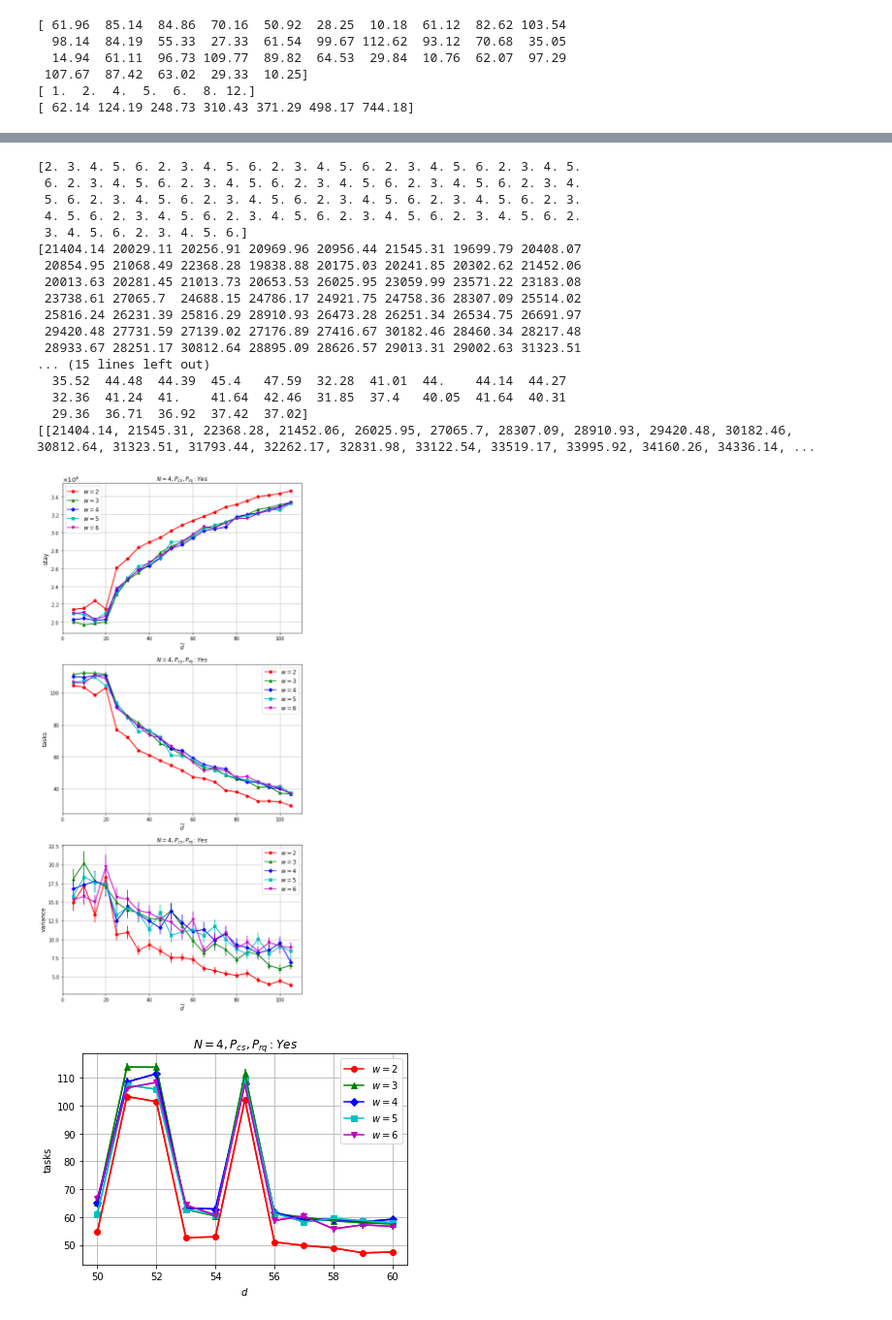
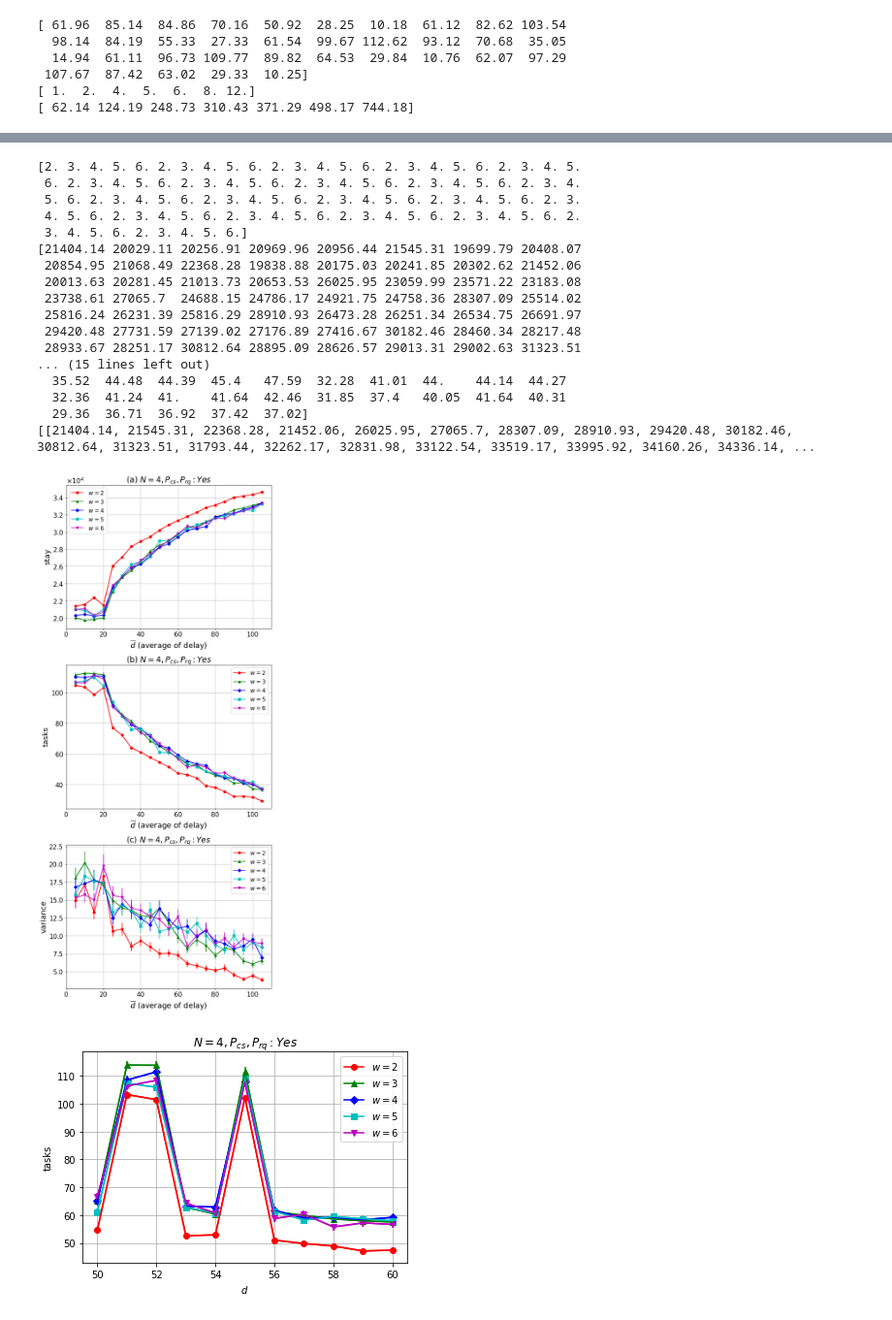
Before and after one commit to shoooooman/pad-data, a Jupyter notebook: data_plot.ipynb, the cells around one changed output, grey strips where cells are left out. Shown at 97% size. Cells and saved outputs as stored; diff of their text form; code cells hidden in the pictures.

```diff
--- a/data_plot.ipynb
+++ b/data_plot.ipynb
@@ -136,7 +137,7 @@ def parse_wx_to_dx(data, num_window_size=NUM_WINDOW_SIZE, num_type_delays=NUM_TY
 
 print(parse_wx_to_dx(ave_sum_stay_d))
 
-def data_plot_d(xdata, ydata, errdata, title, ylabel, xlabel='$\overline{d}$', num_window_size=NUM_WINDOW_SIZE, window_sizes=WINDOW_SIZES):
+def data_plot_d(xdata, ydata, errdata, title, ylabel, xlabel='$\overline{d}$ (average of delay)', num_window_size=NUM_WINDOW_SIZE, window_sizes=WINDOW_SIZES):
     """
     Plot graph with xdata and ydata.
     The second param errdata represents yerror.
@@ -148,43 +149,44 @@ def data_plot_d(xdata, ydata, errdata, title, ylabel, xlabel='$\overline{d}$', n
         plt.errorbar(x, y, yerr=err, fmt=COLORS[i+1])
         plt.plot(x, y, marker=MARKERS[i], color=COLORS[i+1], label='$w=$'+window_sizes[i])
 
-    plt.title(title)
-    plt.xlabel(xlabel, fontsize=12)
-    plt.ylabel(ylabel, fontsize=12)
+    plt.title(title, fontsize=19)
+    plt.xlabel(xlabel, fontsize=18)
+    plt.ylabel(ylabel, fontsize=18)
+    plt.tick_params(labelsize=15)
     plt.grid()
-    plt.legend(fontsize=12)
+    plt.legend(fontsize=14)
 
-fig = plt.figure(figsize=(8, 16))
+fig = plt.figure(figsize=(8, 18))
 ax1 = fig.add_subplot(3, 1, 1)
 ax1.yaxis.set_major_formatter(ptick.ScalarFormatter(useMathText=True))
-ax1.yaxis.offsetText.set_fontsize(13)
+ax1.yaxis.offsetText.set_fontsize(16)
 ax1.ticklabel_format(style='sci',axis='y',scilimits=(0,0))
-data_plot_d(DELAYS, parse_wx_to_dx(ave_sum_stay_d), parse_wx_to_dx(se_sum_stay_d), '$N = 4, P_{cs}, P_{rq}: Yes$', 'stay')
+data_plot_d(DELAYS, parse_wx_to_dx(ave_sum_stay_d), parse_wx_to_dx(se_sum_stay_d), '(a) $N = 4, P_{cs}, P_{rq}: Yes$', 'stay')
 plt.subplot(3, 1, 2)
-data_plot_d(DELAYS, parse_wx_to_dx(ave_sum_task_d), parse_wx_to_dx(se_sum_task_d), '$N = 4, P_{cs}, P_{rq}: Yes$', 'tasks')
+data_plot_d(DELAYS, parse_wx_to_dx(ave_sum_task_d), parse_wx_to_dx(se_sum_task_d), '(b) $N = 4, P_{cs}, P_{rq}: Yes$', 'tasks')
 plt.subplot(3, 1, 3)
-data_plot_d(DELAYS, parse_wx_to_dx(ave_var_task_d), parse_wx_to_dx(se_var_task_d), '$N = 4, P_{cs}, P_{rq}: Yes$', 'variance')
+data_plot_d(DELAYS, parse_wx_to_dx(ave_var_task_d), parse_wx_to_dx(se_var_task_d), '(c) $N = 4, P_{cs}, P_{rq}: Yes$', 'variance')
 plt.tight_layout()
 plt.savefig('./fig/graphs-wd.png')
 # %% [output]
 [2. 3. 4. 5. 6. 2. 3. 4. 5. 6. 2. 3. 4. 5. 6. 2. 3. 4. 5. 6. 2. 3. 4. 5.
  6. 2. 3. 4. 5. 6. 2. 3. 4. 5. 6. 2. 3. 4. 5. 6. 2. 3. 4. 5. 6. 2. 3. 4.
  5. 6. 2. 3. 4. 5. 6. 2. 3. 4. 5. 6. 2. 3. 4. 5. 6. 2. 3. 4. 5. 6. 2. 3.
  4. 5. 6. 2. 3. 4. 5. 6. 2. 3. 4. 5. 6. 2. 3. 4. 5. 6. 2. 3. 4. 5. 6. 2.
  3. 4. 5. 6. 2. 3. 4. 5. 6.]
 [21404.14 20029.11 20256.91 20969.96 20956.44 21545.31 19699.79 20408.07
  20854.95 21068.49 22368.28 19838.88 20175.03 20241.85 20302.62 21452.06
  20013.63 20281.45 21013.73 20653.53 26025.95 23059.99 23571.22 23183.08
  23738.61 27065.7  24688.15 24786.17 24921.75 24758.36 28307.09 25514.02
  25816.24 26231.39 25816.29 28910.93 26473.28 26251.34 26534.75 26691.97
  29420.48 27731.59 27139.02 27176.89 27416.67 30182.46 28460.34 28217.48
  28933.67 28251.17 30812.64 28895.09 28626.57 29013.31 29002.63 31323.51
 ... (15 lines left out)
   35.52  44.48  44.39  45.4   47.59  32.28  41.01  44.    44.14  44.27
   32.36  41.24  41.    41.64  42.46  31.85  37.4   40.05  41.64  40.31
   29.36  36.71  36.92  37.42  37.02]
 [[21404.14, 21545.31, 22368.28, 21452.06, 26025.95, 27065.7, 28307.09, 28910.93, 29420.48, 30182.46, 30812.64, 31323.51, 31793.44, 32262.17, 32831.98, 33122.54, 33519.17, 33995.92, 34160.26, 34336.14, ...
-[figure, old version]
+[figure, new version]
 # %%
 DELAYS_AROUND_55 = [50, 51, 52, 53, 54, 55, 56, 57, 58, 59, 60] # n=11
 priority_d_55, window_d_55, num_nodes_d_55, ave_sum_stay_d_55, se_sum_stay_d_55, ave_sum_task_d_55, se_sum_task_d_55, ave_var_task_d_55, se_var_task_d_55 = np.loadtxt("./data/delay/data_summary_around_55", delimiter=',', unpack=True)
```
Also changed, not shown: parts of 3 cells of this notebook, 4 other files.
